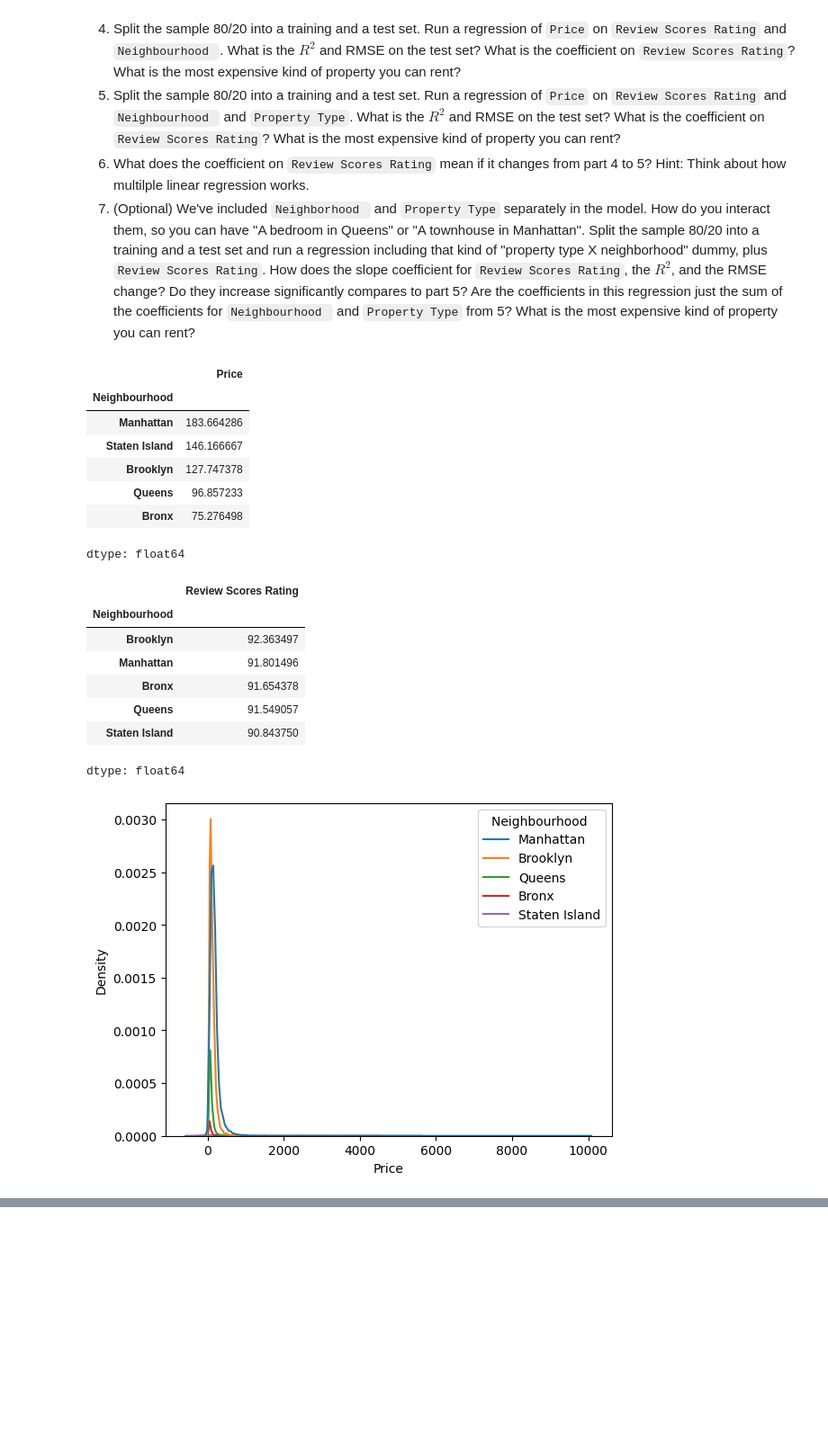
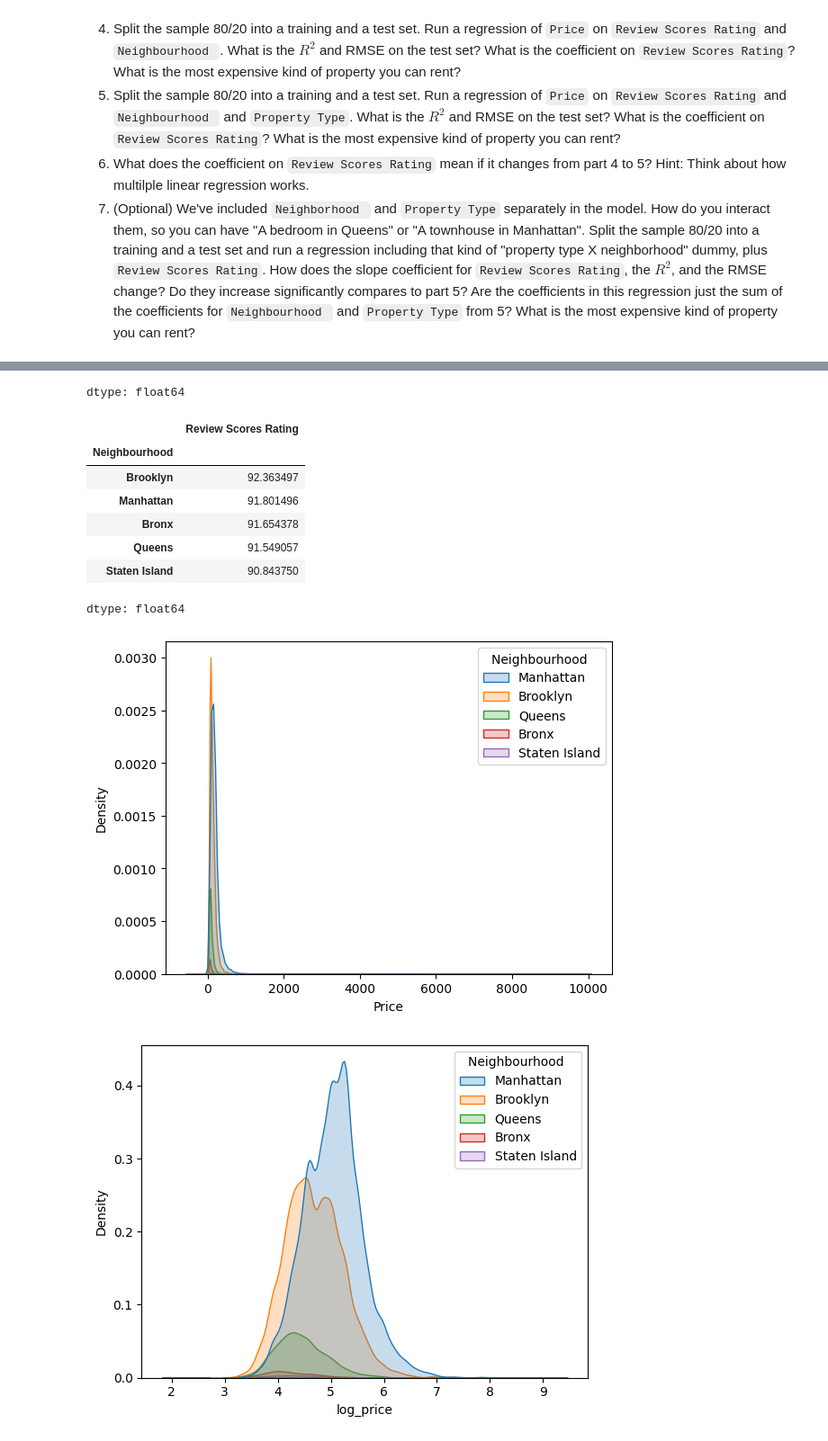
Before and after one commit to dylanmulieri/linear_models, a Jupyter notebook: assignment/assignment.ipynb, the cells around one changed output, grey strips where cells are left out. Shown at 90% size. Drawn from its saved outputs; the diff is of its cells as text; code cells hidden in the pictures; blank space fills up the shorter version.

```diff
--- a/assignment/assignment.ipynb
+++ b/assignment/assignment.ipynb
@@ -87,33 +73,0 @@ q1 = pd.read_csv('https://raw.githubusercontent.com/dylanmulieri/linear_models/r
-# %%
-# 1
-# Compute the average prices and scores by 'Neighbourhood '; which bourough is the most expensive on average?
-# Create a kernel density plot of price and log price, grouping by 'Neighbourhood '.
-
-# Average Price Calculation
-display(q1.groupby('Neighbourhood ')['Price'].mean().sort_values(ascending=False))
-# Manhattan is the most expensive on average
-
-# Average Score Calculation
-display(q1.groupby('Neighbourhood ')['Review Scores Rating'].mean().sort_values(ascending=False))
-
-# KDE Plot of price and log price grouped by neighborhood
-sns.kdeplot(data=q1, x='Price', hue='Neighbourhood ')
-plt.show()
-# %% [output]
-|  | Price |
-| Neighbourhood |  |
-| Manhattan | 183.664286 |
-| Staten Island | 146.166667 |
-| Brooklyn | 127.747378 |
-| Queens | 96.857233 |
-| Bronx | 75.276498 |
-dtype: float64
-|  | Review Scores Rating |
-| Neighbourhood |  |
-| Brooklyn | 92.363497 |
-| Manhattan | 91.801496 |
-| Bronx | 91.654378 |
-| Queens | 91.549057 |
-| Staten Island | 90.843750 |
-dtype: float64
-[figure, removed]
@@ -129,0 +88,22 @@ What are the coefficients in a regression of a continuous variable on one catego
+# %%
+# 1
+# Compute the average prices and scores by 'Neighbourhood '; which bourough is the most expensive on average?
+# Create a kernel density plot of price and log price, grouping by 'Neighbourhood '.
+
+# Average Price Calculation
+display(q1.groupby('Neighbourhood ')['Price'].mean().sort_values(ascending=False))
+# Manhattan is the most expensive on average
+
+# Average Score Calculation
+display(q1.groupby('Neighbourhood ')['Review Scores Rating'].mean().sort_values(ascending=False))
+
+# KDE Plot of price and log price grouped by neighborhood
+# Create log of price
+q1['log_price'] = np.log(q1['Price'])
+
+# KDE Plot of price and log price grouped by neighborhood
+sns.kdeplot(data=q1, x='Price', hue='Neighbourhood ', fill=True)
+plt.show()
+sns.kdeplot(data=q1, x='log_price', hue='Neighbourhood ', fill=True)
+plt.show()
+# %% [output]
@@ -129,0 +117,11 @@ What are the coefficients in a regression of a continuous variable on one catego
+dtype: float64
+|  | Review Scores Rating |
+| Neighbourhood |  |
+| Brooklyn | 92.363497 |
+| Manhattan | 91.801496 |
+| Bronx | 91.654378 |
+| Queens | 91.549057 |
+| Staten Island | 90.843750 |
+dtype: float64
+[figure, added]
+[figure, added]
```
Also changed, not shown: parts of 11 cells of this notebook.
